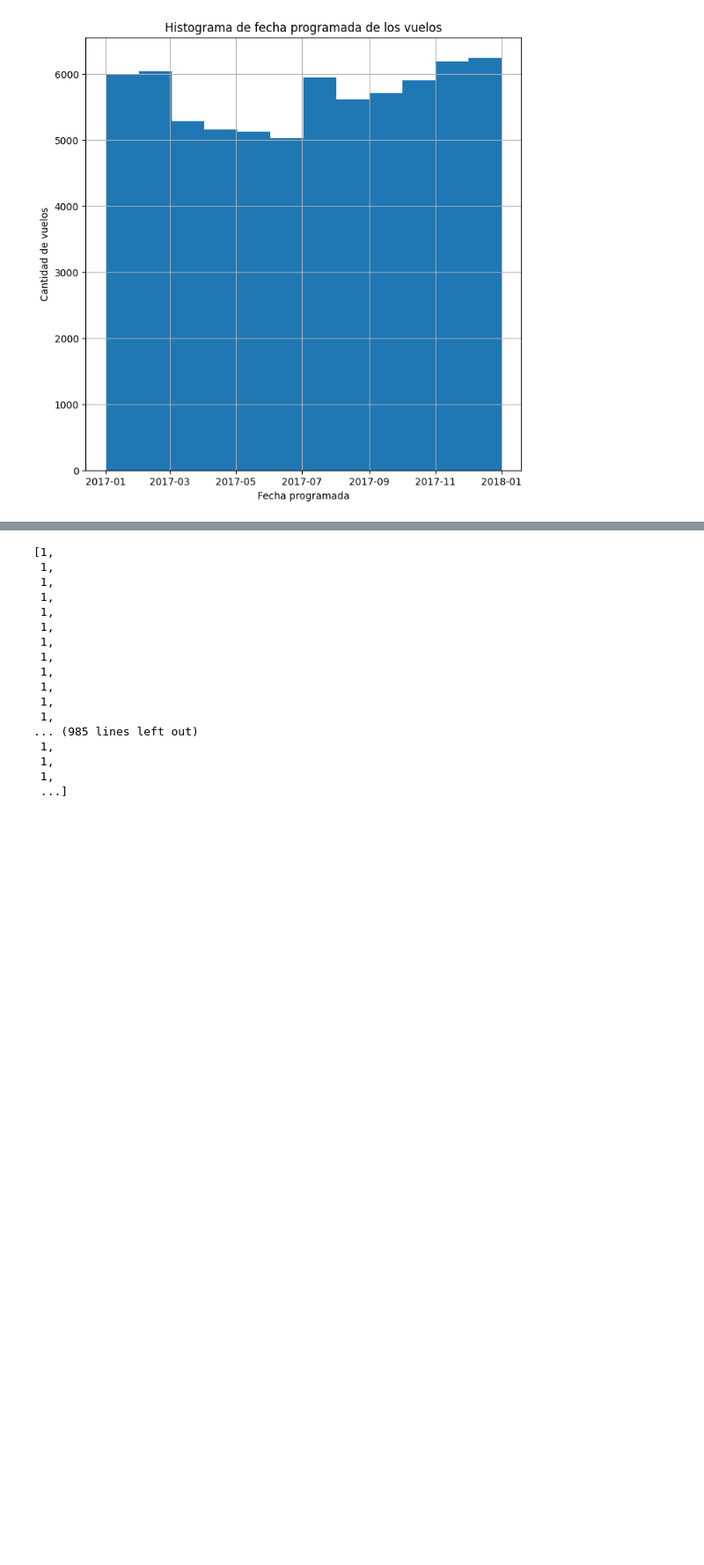
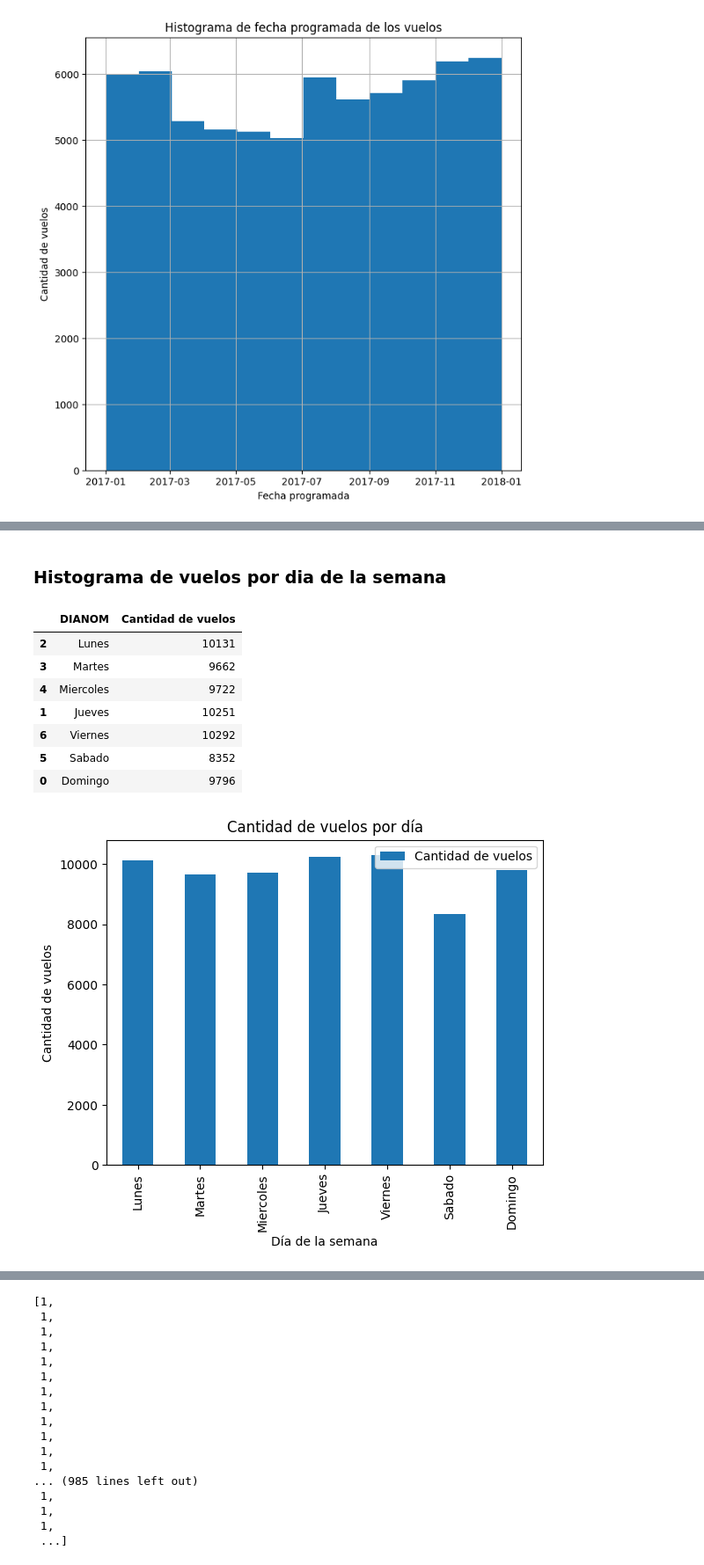
Before and after one commit to dcampanini/data_scientist_challenge, a Jupyter notebook: solution.ipynb, the cells around one changed output, grey strips where cells are left out. Shown: that part at 88% size. Cells and saved outputs as stored; diff of their text form; code cells hidden in the pictures; blank space fills up the shorter version.

Commit message:
Se agregan histogramas al EDA y un grid search mas amplio para optimizar scale_pos_weight

```diff
--- a/solution.ipynb
+++ b/solution.ipynb
@@ -96,2 +117,27 @@ Text(0, 0.5, 'Cantidad de vuelos')
 [figure]
+# %% [markdown]
+### Histograma de vuelos por dia de la semana
+# %%
+# n de vuelos totales por día de la semana
+vuelos_opera = df.groupby(['DIANOM'])['DIANOM'].count().reset_index(name='Cantidad de vuelos').sort_values(by=['DIANOM'])
+vuelos_opera['DIANOM'] =pd.Categorical(vuelos_opera['DIANOM'],
+                                       ['Lunes','Martes', 'Miercoles',
+                                        'Jueves', 'Viernes', 'Sabado',
+                                        'Domingo'])
+vuelos_opera = vuelos_opera.sort_values('DIANOM')
+vuelos_opera.plot(kind='bar', x='DIANOM', y='Cantidad de vuelos')
+plt.title('Cantidad de vuelos por día')
+plt.xlabel('Día de la semana')
+plt.ylabel('Cantidad de vuelos')
+vuelos_opera
+# %% [output]
+|  | DIANOM | Cantidad de vuelos |
+| 2 | Lunes | 10131 |
+| 3 | Martes | 9662 |
+| 4 | Miercoles | 9722 |
+| 1 | Jueves | 10251 |
+| 6 | Viernes | 10292 |
+| 5 | Sabado | 8352 |
+| 0 | Domingo | 9796 |
+[figure, added]
 # %% [markdown]
```
Also changed, not shown: parts of 12 cells of this notebook.
